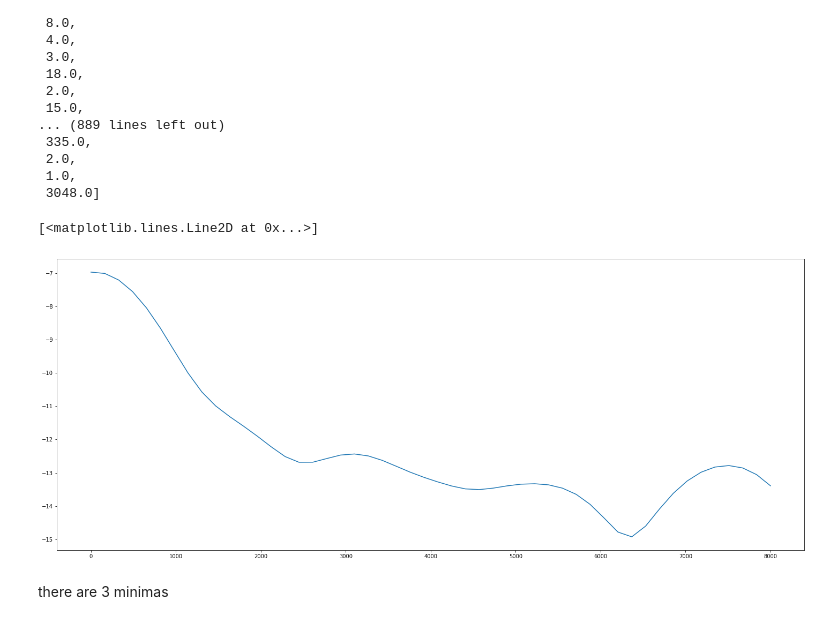
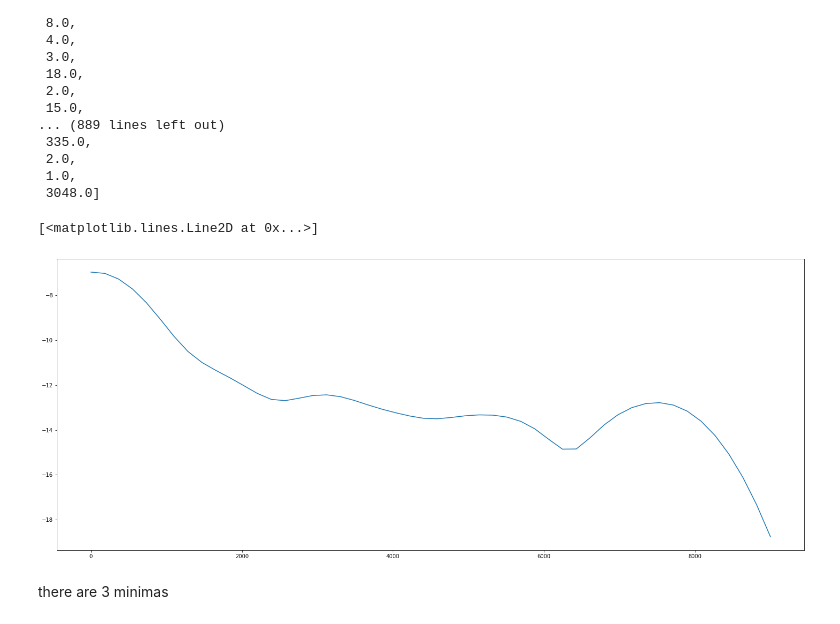
Before and after one commit to sulaimanbehzad/Clustering_according_to_item_popularity, a Jupyter notebook: clustering.ipynb, the cells around one changed output. Saved outputs shown, nothing was run; the diff lists cells and outputs as text; code cells hidden in the pictures.

```diff
--- a/clustering.ipynb
+++ b/clustering.ipynb
@@ -628,12 +639,12 @@ X = X.reshape(-1, 1)
 # %%
 plt.figure(figsize=(25, 10))
 kde = KernelDensity(kernel='gaussian', bandwidth=400).fit(X)
 n_samples = np.linspace(0,9000)
-scores = kde.score_samples(s.reshape(-1,1))
-plt.plot(s, e)
+scores = kde.score_samples(n_samples.reshape(-1,1))
+plt.plot(n_samples, scores)
 # %% [output]
 [<matplotlib.lines.Line2D at 0x...>]
-[figure, old version]
+[figure, new version]
 # %% [markdown]
 there are 3 minimas
 # %%
```
Also changed, not shown: parts of 5 cells of this notebook.
